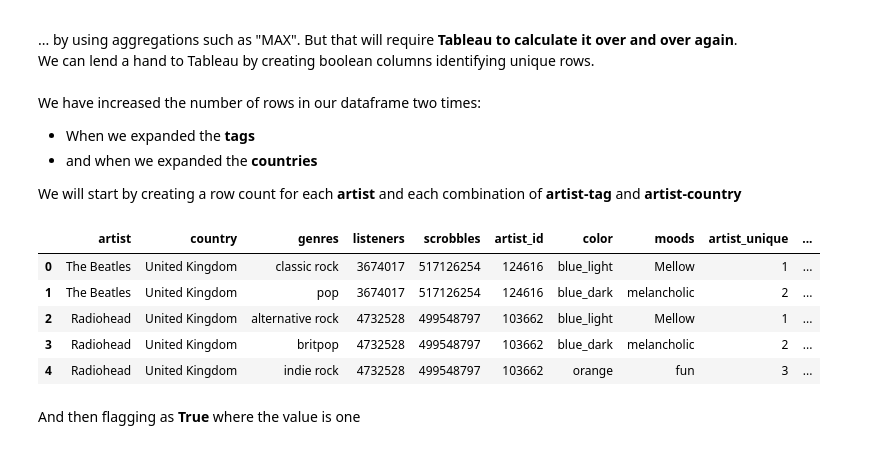
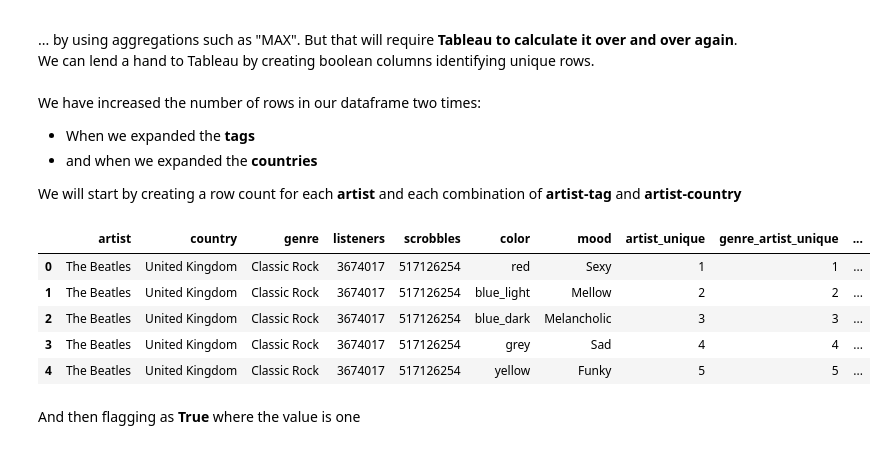
Before and after one commit to tharikhajar/lastfm_popularity, a Jupyter notebook: Pandas_ETL.ipynb, the cells around one changed output. Drawn from its saved outputs; the diff is of its cells as text; code cells hidden in the pictures.

```diff
--- a/Pandas_ETL.ipynb
+++ b/Pandas_ETL.ipynb
@@ -369,6 +394,7 @@ df_mood = rank_by_genre(df_genres, df_moods, tag_category='mood', filter=True)
 
 df_mood_colors = pd.read_csv('Datasets\\mood_color.csv')
 df_mood_colors.dropna(how='any', inplace=True)
+df_mood_colors['mood'] = df_mood_colors['mood'].str.title()
 df_mood_colors.head()
 # %% [output]
 |  | mood | color |
@@ -397,5 +417,0 @@ df = df.loc[genre_filter, df.columns]
-# %%
-df_mood.drop(columns='scrobbles', inplace=True)
-df = df.merge(df_mood, on=['artist'], how='left')
-df.rename(columns=dict(tags_x='genres', tags_y='moods'), inplace=True)
-df.head(10)
@@ -476,5 +417,0 @@ df_mood_rank.drop(columns=['mood_rank', 'scrobbles'], inplace=True)
-# %%
-df = df.merge(df_mood_rank, on='genres', how='left', suffixes=('_x', ''))
-df.drop(columns=['moods_x', 'color_x', 'tag_category'], inplace=True)
-df.drop_duplicates(inplace=True)
-df.head()
@@ -487,0 +421,9 @@ df.head()
+# %%
+
+genre_filter = df['tag_category'] == 'genre'
+df = df.loc[genre_filter, df.columns]
+
+df.rename(columns=dict(tags='genre'), inplace=True)
+df.drop(columns='tag_category', inplace=True)
+df = df.merge(df_mood[['genre', 'color', 'mood']], on='genre', how='left')
+df.head(10)
@@ -517,16 +470,16 @@ We have increased the number of rows in our dataframe two times:
 We will start by creating a row count for each <b>artist</b> and each combination of <b>artist-tag</b> and <b>artist-country</b>
 # %%
 df['artist_unique'] =  df.groupby(['artist']).cumcount() + 1
-df['genre_artist_unique'] = df.groupby(['artist', 'genres']).cumcount() + 1
+df['genre_artist_unique'] = df.groupby(['artist', 'genre']).cumcount() + 1
 df['country_artist_unique'] = df.groupby(['artist', 'country']).cumcount() + 1
 df.head()
 # %% [output]
-|  | artist | country | genres | listeners | scrobbles | artist_id | color | moods | artist_unique | ... |
-| 0 | The Beatles | United Kingdom | classic rock | 3674017 | 517126254 | 124616 | blue_light | Mellow | 1 | ... |
-| 1 | The Beatles | United Kingdom | pop | 3674017 | 517126254 | 124616 | blue_dark | melancholic | 2 | ... |
-| 2 | Radiohead | United Kingdom | alternative rock | 4732528 | 499548797 | 103662 | blue_light | Mellow | 1 | ... |
-| 3 | Radiohead | United Kingdom | britpop | 4732528 | 499548797 | 103662 | blue_dark | melancholic | 2 | ... |
-| 4 | Radiohead | United Kingdom | indie rock | 4732528 | 499548797 | 103662 | orange | fun | 3 | ... |
+|  | artist | country | genre | listeners | scrobbles | color | mood | artist_unique | genre_artist_unique | ... |
+| 0 | The Beatles | United Kingdom | Classic Rock | 3674017 | 517126254 | red | Sexy | 1 | 1 | ... |
+| 1 | The Beatles | United Kingdom | Classic Rock | 3674017 | 517126254 | blue_light | Mellow | 2 | 2 | ... |
+| 2 | The Beatles | United Kingdom | Classic Rock | 3674017 | 517126254 | blue_dark | Melancholic | 3 | 3 | ... |
+| 3 | The Beatles | United Kingdom | Classic Rock | 3674017 | 517126254 | grey | Sad | 4 | 4 | ... |
+| 4 | The Beatles | United Kingdom | Classic Rock | 3674017 | 517126254 | yellow | Funky | 5 | 5 | ... |
 # %% [markdown]
 And then flagging as <b>True</b> where the value is one
 # %%
```
Also changed, not shown: parts of 41 cells of this notebook, 9 other files.
